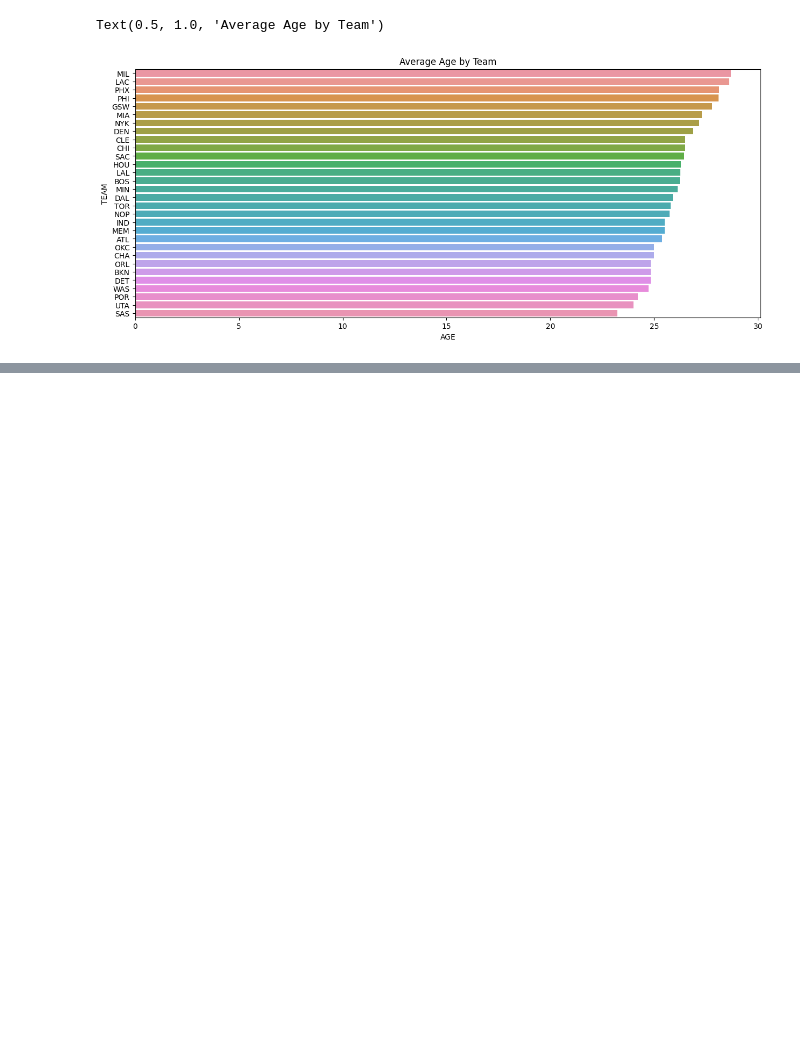
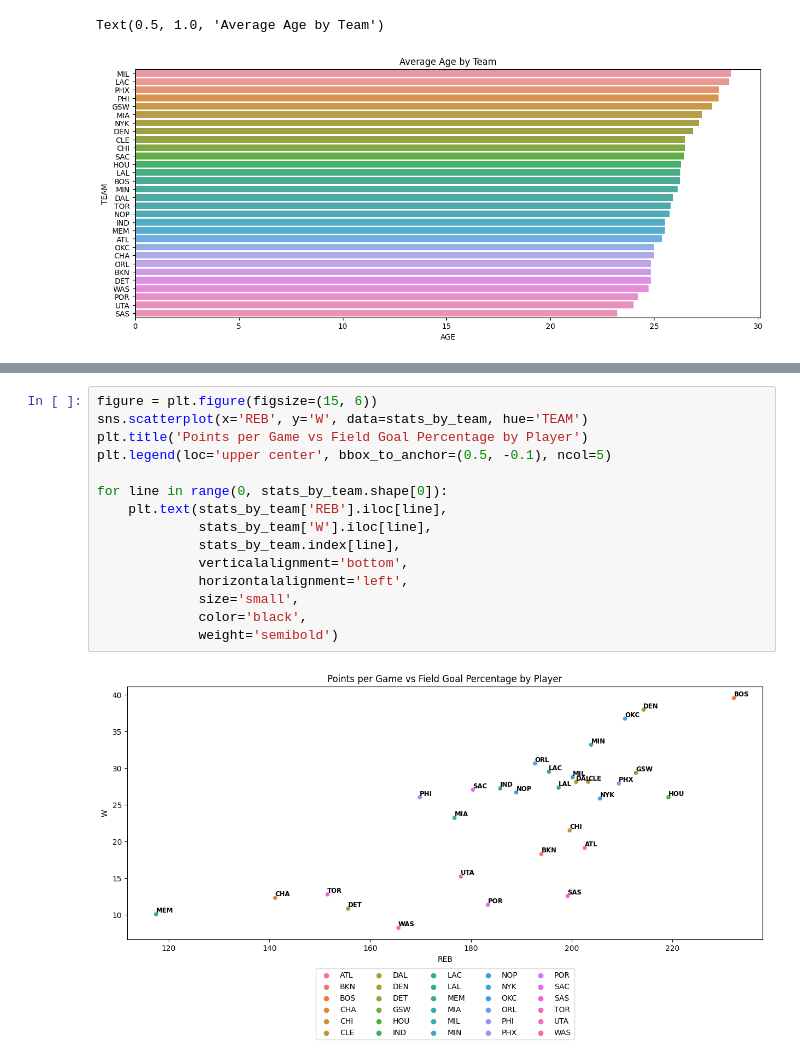
Before and after one commit to ddatnguyen97/NBA-Players-Data-Crawling-and-Analysis, a Jupyter notebook: NBA Players Analysis.ipynb, the cells around one changed output, grey strips where cells are left out. Saved outputs shown, nothing was run; the diff lists cells and outputs as text; blank space fills up the shorter version.

```diff
--- a/NBA Players Analysis.ipynb
+++ b/NBA Players Analysis.ipynb
@@ -607,0 +612,17 @@ plt.legend(loc='upper center', bbox_to_anchor=(0.5, -0.1), ncol=5)
+# %%
+figure = plt.figure(figsize=(15, 6))
+sns.scatterplot(x='REB', y='W', data=stats_by_team, hue='TEAM')
+plt.title('Points per Game vs Field Goal Percentage by Player')
+plt.legend(loc='upper center', bbox_to_anchor=(0.5, -0.1), ncol=5)
+
+for line in range(0, stats_by_team.shape[0]):
+    plt.text(stats_by_team['REB'].iloc[line],
+             stats_by_team['W'].iloc[line],
+             stats_by_team.index[line],
+             verticalalignment='bottom',
+             horizontalalignment='left',
+             size='small',
+             color='black',
+             weight='semibold')
+# %% [output]
+[figure, added]
```
Also changed, not shown: parts of 10 cells of this notebook.
